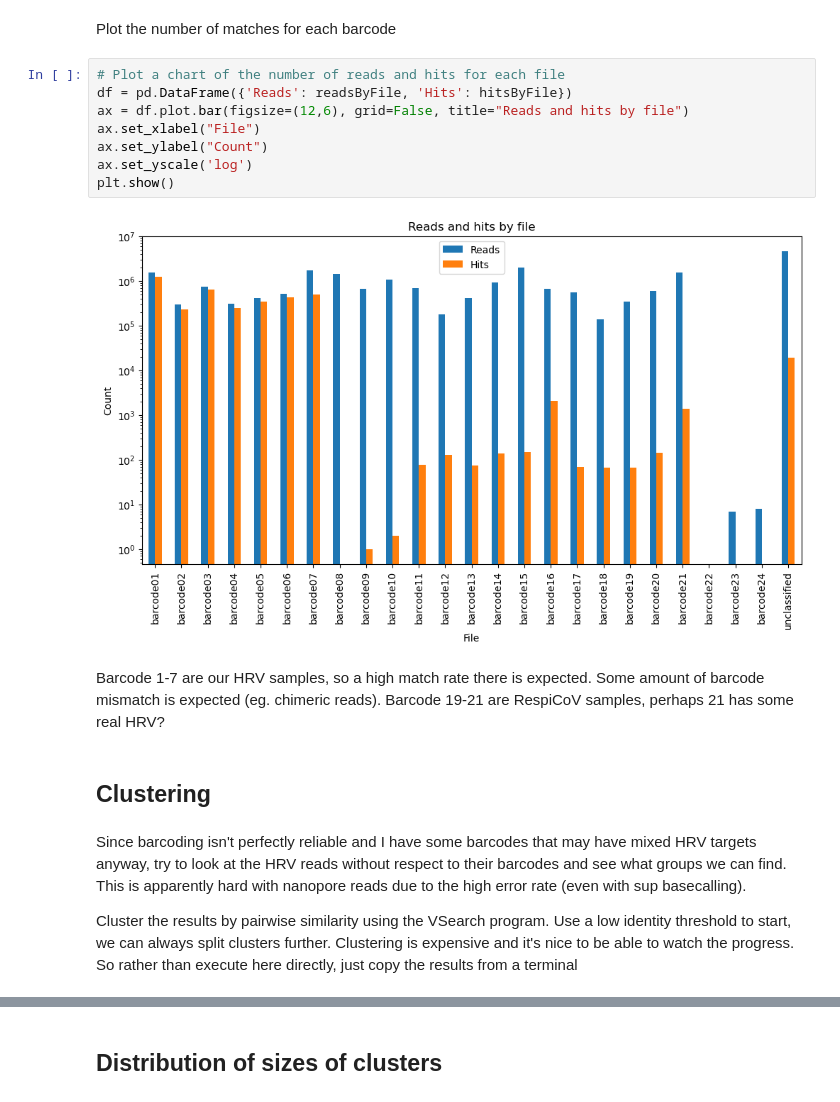
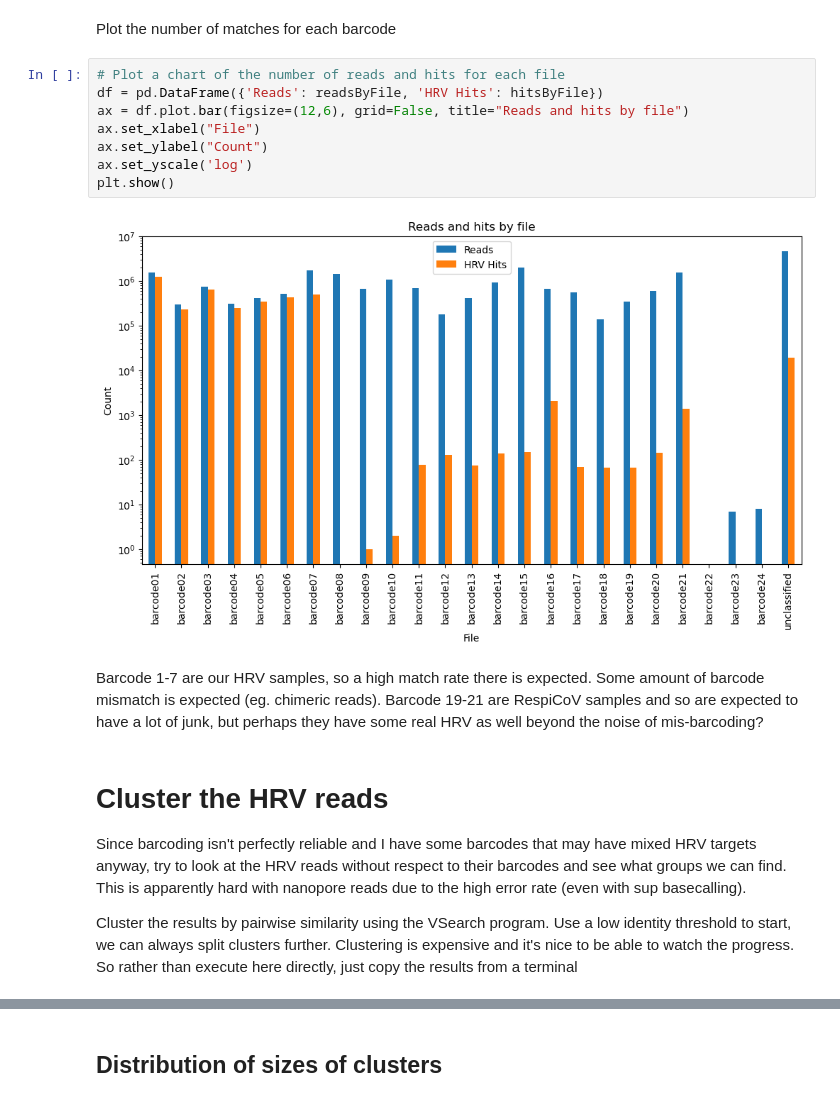
Before and after one commit to RByers/RespiCov-analyze, a Jupyter notebook: Q8AnalyzeHRV.ipynb, the cells around one changed output, grey strips where cells are left out. Drawn from its saved outputs; the diff is of its cells as text.

```diff
--- a/Q8AnalyzeHRV.ipynb
+++ b/Q8AnalyzeHRV.ipynb
@@ -535,19 +535,18 @@ query               CCGGGGAAACAGAAGTGCTTG
 Plot the number of matches for each barcode
 # %%
 # Plot a chart of the number of reads and hits for each file
-df = pd.DataFrame({'Reads': readsByFile, 'Hits': hitsByFile})
+df = pd.DataFrame({'Reads': readsByFile, 'HRV Hits': hitsByFile})
 ax = df.plot.bar(figsize=(12,6), grid=False, title="Reads and hits by file")
 ax.set_xlabel("File")
 ax.set_ylabel("Count")
 ax.set_yscale('log')
 plt.show()
 # %% [output]
-[figure, old version]
+[figure, new version]
 # %% [markdown]
-Barcode 1-7 are our HRV samples, so a high match rate there is expected. Some amount of barcode mismatch is expected (eg. chimeric reads). Barcode 19-21 are RespiCoV samples, perhaps 21 has some real HRV?
+Barcode 1-7 are our HRV samples, so a high match rate there is expected. Some amount of barcode mismatch is expected (eg. chimeric reads). Barcode 19-21 are RespiCoV samples and so are expected to have a lot of junk, but perhaps they have some real HRV as well beyond the noise of mis-barcoding?
-# %% [markdown]
-## Clustering
 # %% [markdown]
+# Cluster the HRV reads
 Since barcoding isn't perfectly reliable and I have some barcodes that may have mixed HRV targets anyway, try to look at the HRV reads without respect to their barcodes and see what groups we can find. This is apparently hard with nanopore reads due to the high error rate (even with sup basecalling).
 
 Cluster the results by pairwise similarity using the VSearch program. Use a low identity threshold to start, we can always split clusters further. Clustering is expensive and it's nice to be able to watch the progress. So rather than execute here directly, just copy the results from a terminal
```
Also changed, not shown: parts of 49 cells of this notebook, 12 other files.
